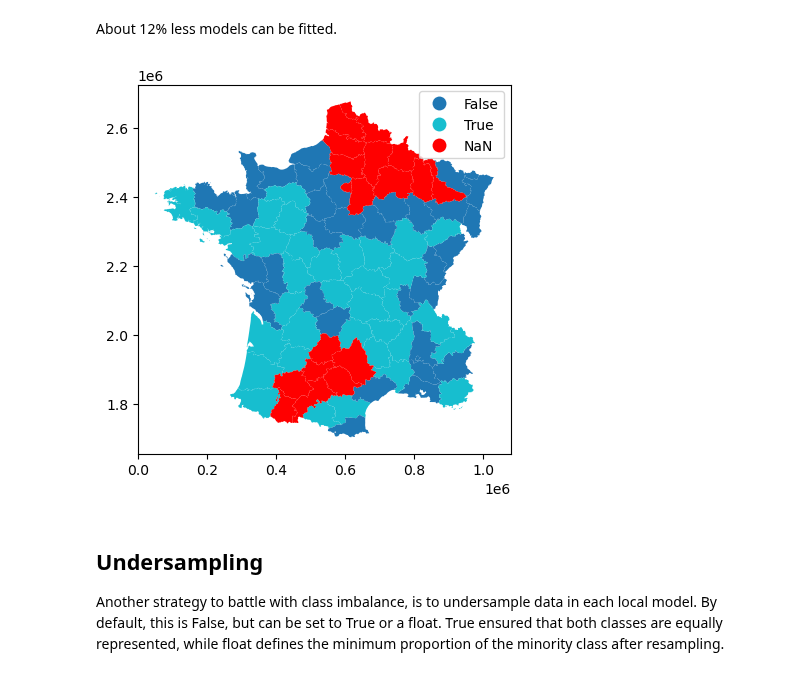
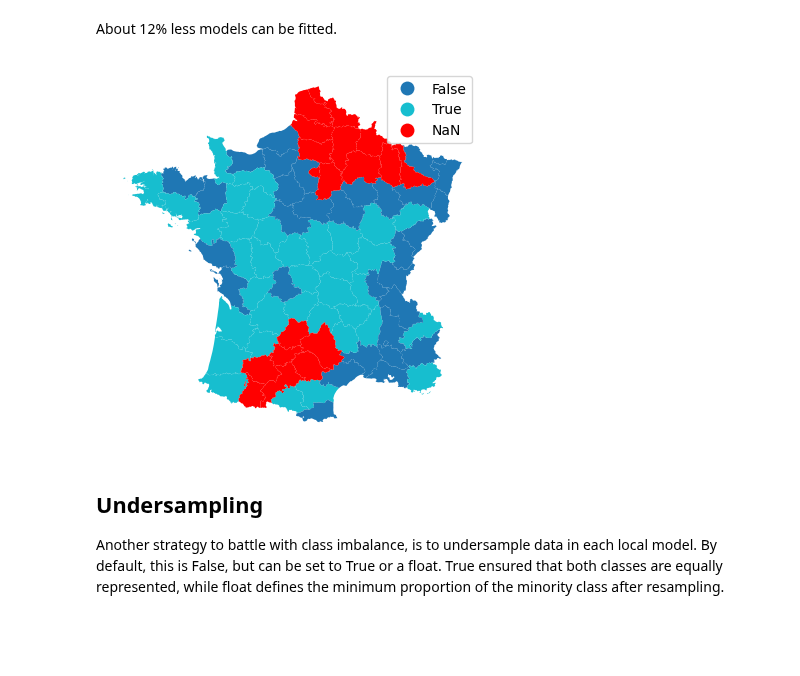
Before and after one commit to pysal/gwlearn, a Jupyter notebook: docs/source/imbalance.ipynb, the cells around one changed output. Cells and saved outputs as stored; diff of their text form; code cells hidden in the pictures; blank space fills up the shorter version.

```diff
--- a/docs/source/imbalance.ipynb
+++ b/docs/source/imbalance.ipynb
@@ -104,9 +104,9 @@ np.float64(0.788235294117647)
 # %% [markdown]
 About 12% less models can be fitted.
 # %%
-gdf.plot(stricter_model.pred_, missing_kwds=dict(color='red'), legend=True);
+gdf.plot(stricter_model.pred_, missing_kwds=dict(color='red'), legend=True).set_axis_off()
 # %% [output]
-[figure, old version]
+[figure, new version]
 # %% [markdown]
 ## Undersampling
 
```
Also changed, not shown: parts of 3 cells of this notebook, 1 other file.
